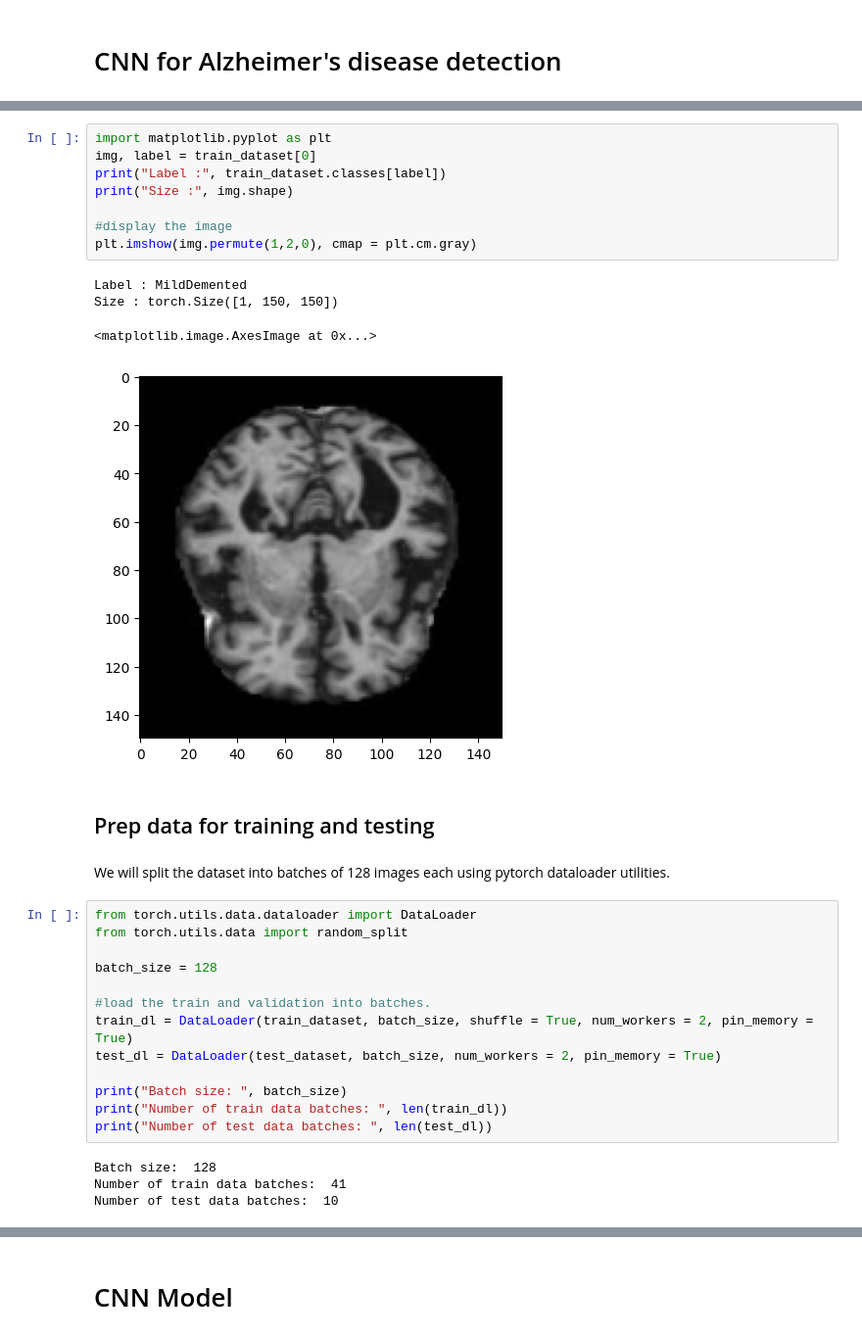
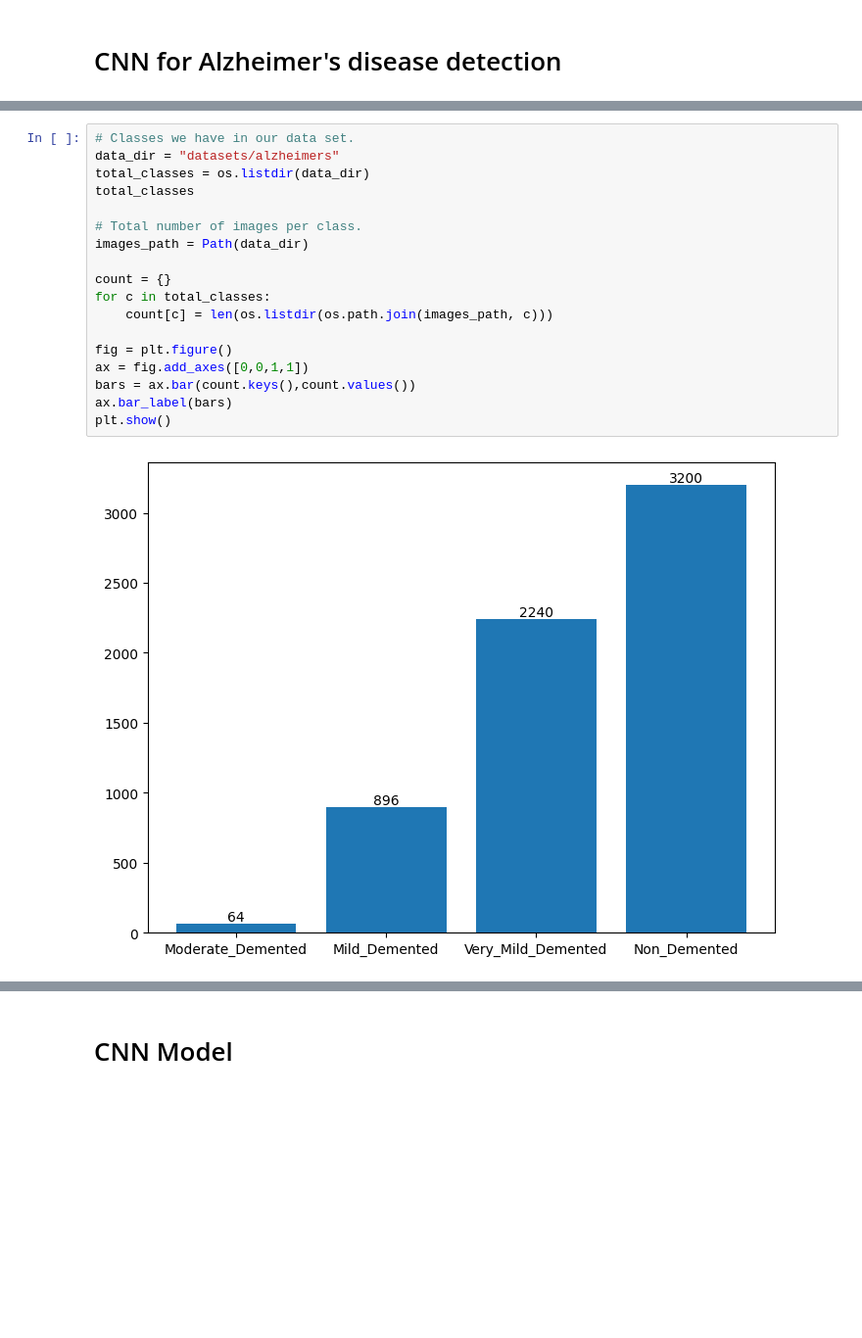
Before and after one commit to svghadi/simple-cnn, a Jupyter notebook: cnn.ipynb, the cells around one changed output, grey strips where cells are left out. Shown: that part at 98% size. Cells and saved outputs as stored; diff of their text form; blank space fills up the shorter version.

```diff
--- a/cnn.ipynb
+++ b/cnn.ipynb
@@ -139,34 +38,20 @@ Data:  (tensor([[[0., 0., 0.,  ..., 0., 0., 0.],
-# %%
-import matplotlib.pyplot as plt
-img, label = train_dataset[0]
-print("Label :", train_dataset.classes[label])
-print("Size :", img.shape)
-
-#display the image
-plt.imshow(img.permute(1,2,0), cmap = plt.cm.gray)
-# %% [output]
-Label : MildDemented
-Size : torch.Size([1, 150, 150])
-<matplotlib.image.AxesImage at 0x...>
-[figure, removed]
-# %% [markdown]
-## Prep data for training and testing
-# %% [markdown]
-We will split the dataset into batches of 128 images each using pytorch dataloader utilities.
-# %%
-from torch.utils.data.dataloader import DataLoader
-from torch.utils.data import random_split
-
-batch_size = 128
-
-#load the train and validation into batches.
-train_dl = DataLoader(train_dataset, batch_size, shuffle = True, num_workers = 2, pin_memory = True)
-test_dl = DataLoader(test_dataset, batch_size, num_workers = 2, pin_memory = True)
-
-print("Batch size: ", batch_size)
-print("Number of train data batches: ", len(train_dl))
-print("Number of test data batches: ", len(test_dl))
-# %% [output]
-Batch size:  128
-Number of train data batches:  41
-Number of test data batches:  10
+# %%
+# Classes we have in our data set.
+data_dir = "datasets/alzheimers"
+total_classes = os.listdir(data_dir)
+total_classes
+
+# Total number of images per class.
+images_path = Path(data_dir)
+
+count = {}
+for c in total_classes:
+    count[c] = len(os.listdir(os.path.join(images_path, c)))
+
+fig = plt.figure()
+ax = fig.add_axes([0,0,1,1])
+bars = ax.bar(count.keys(),count.values())
+ax.bar_label(bars)
+plt.show()
+# %% [output]
+[figure, added]
```
Also changed, not shown: parts of 32 cells of this notebook, 2 other files.
